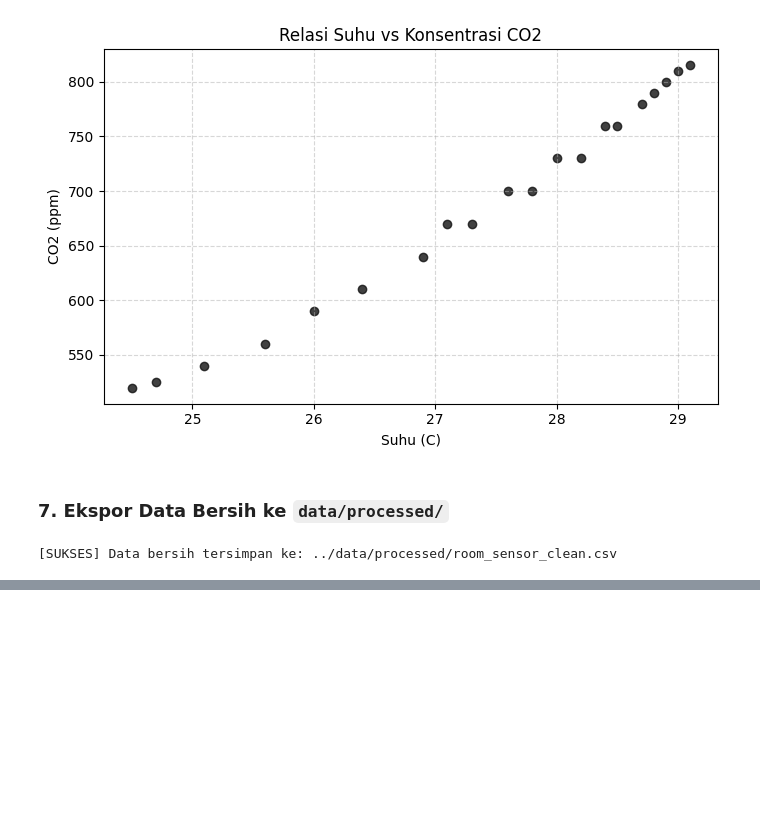
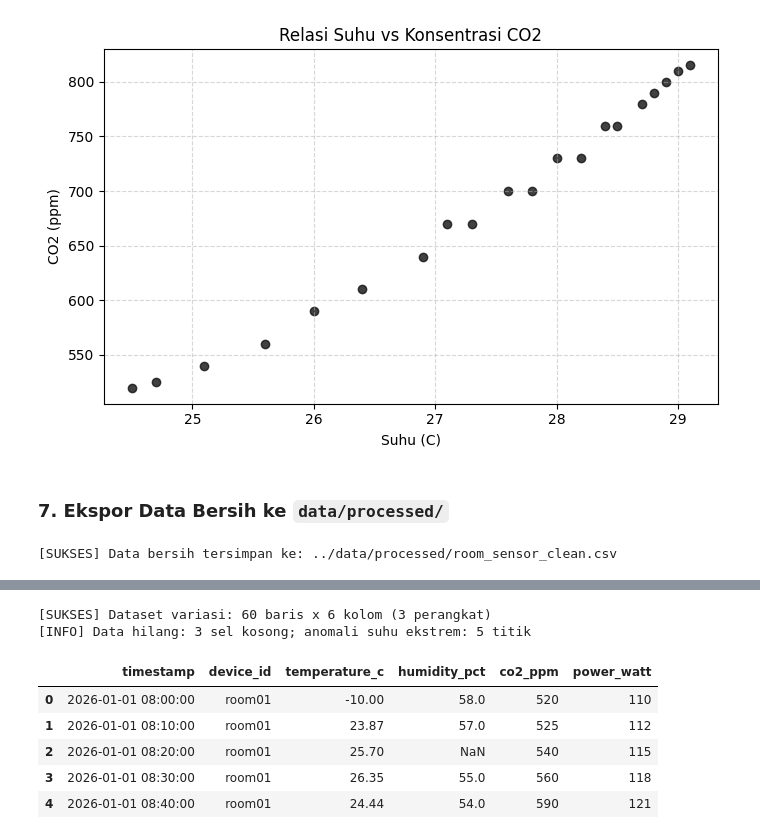
Before and after one commit to sulhanfuadi/iot-ml-book, a Jupyter notebook: notebooks/01_baca_data_sensor.ipynb, the cells around one changed output, grey strips where cells are left out. Drawn from its saved outputs; the diff is of its cells as text; code cells hidden in the pictures; blank space fills up the shorter version.

```diff
--- a/notebooks/01_baca_data_sensor.ipynb
+++ b/notebooks/01_baca_data_sensor.ipynb
@@ -203,0 +521,35 @@ print(f"Data bersih disimpan ke: {output_path}")
+# %%
+# [SOLUSI 1-3] Variasi dataset: beberapa ruangan, data hilang, dan anomali ekstrem.
+import numpy as np
+
+rng = np.random.default_rng(42)
+base = pd.read_csv(data_path)
+
+bagian = []
+for dev in ["room01", "room02", "lab01"]:
+    d = base.copy()
+    d["device_id"] = dev
+    d["temperature_c"] = (d["temperature_c"] + rng.normal(0, 0.8, len(d))).round(2)
+    bagian.append(d)
+df_var = pd.concat(bagian, ignore_index=True)
+
+# (2) Tambahkan data hilang: sekitar 5% nilai kelembaban dikosongkan.
+idx_hilang = df_var.sample(frac=0.05, random_state=1).index
+df_var.loc[idx_hilang, "humidity_pct"] = np.nan
+
+# (3) Tambahkan nilai anomali ekstrem pada suhu.
+idx_anom = df_var.sample(n=5, random_state=2).index
+df_var.loc[idx_anom, "temperature_c"] = [45.0, -10.0, 60.0, 55.0, -5.0]
+
+print(f"[SUKSES] Dataset variasi: {df_var.shape[0]} baris x {df_var.shape[1]} kolom (3 perangkat)")
+print(f"[INFO] Data hilang: {int(df_var['humidity_pct'].isna().sum())} sel kosong; anomali suhu ekstrem: 5 titik")
+df_var.head()
+# %% [output]
+[SUKSES] Dataset variasi: 60 baris x 6 kolom (3 perangkat)
+[INFO] Data hilang: 3 sel kosong; anomali suhu ekstrem: 5 titik
+|  | timestamp | device_id | temperature_c | humidity_pct | co2_ppm | power_watt |
+| 0 | 2026-01-01 08:00:00 | room01 | -10.00 | 58.0 | 520 | 110 |
+| 1 | 2026-01-01 08:10:00 | room01 | 23.87 | 57.0 | 525 | 112 |
+| 2 | 2026-01-01 08:20:00 | room01 | 25.70 | NaN | 540 | 115 |
+| 3 | 2026-01-01 08:30:00 | room01 | 26.35 | 55.0 | 560 | 118 |
+| 4 | 2026-01-01 08:40:00 | room01 | 24.44 | 54.0 | 590 | 121 |
```
Also changed, not shown: parts of 11 cells of this notebook, 43 other files.
